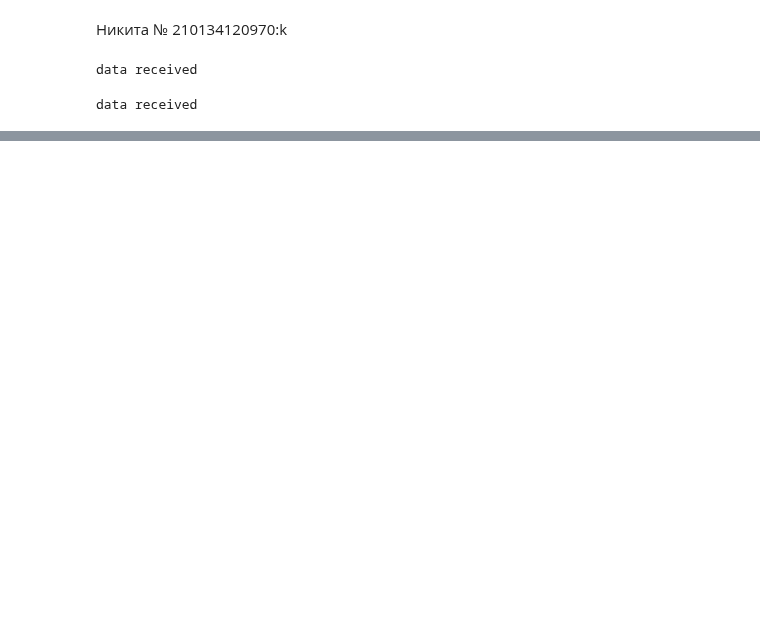
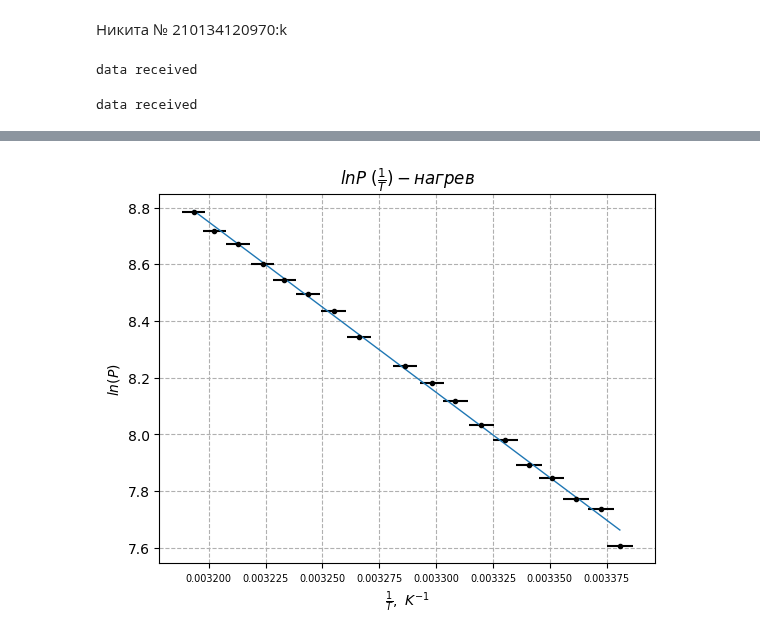
Before and after one commit to UjeNeTORT/labs, a Jupyter notebook: sem_2/2.4.1/laba.ipynb, the cells around one changed output, grey strips where cells are left out. Saved outputs shown, nothing was run; the diff lists cells and outputs as text; code cells hidden in the pictures; blank space fills up the shorter version.

```diff
--- a/sem_2/2.4.1/laba.ipynb
+++ b/sem_2/2.4.1/laba.ipynb
@@ -96,0 +125,4 @@ ExpTempDrop.DrawTP('$Зависимость ~T(P) - охлаждение$')
+# %%
+ExpTempGrow.DrawLogTP ("$lnP ~(\\frac{1}{T}) - нагрев$")
+# %% [output]
+[figure, added]
```
Also changed, not shown: parts of 4 cells of this notebook.
